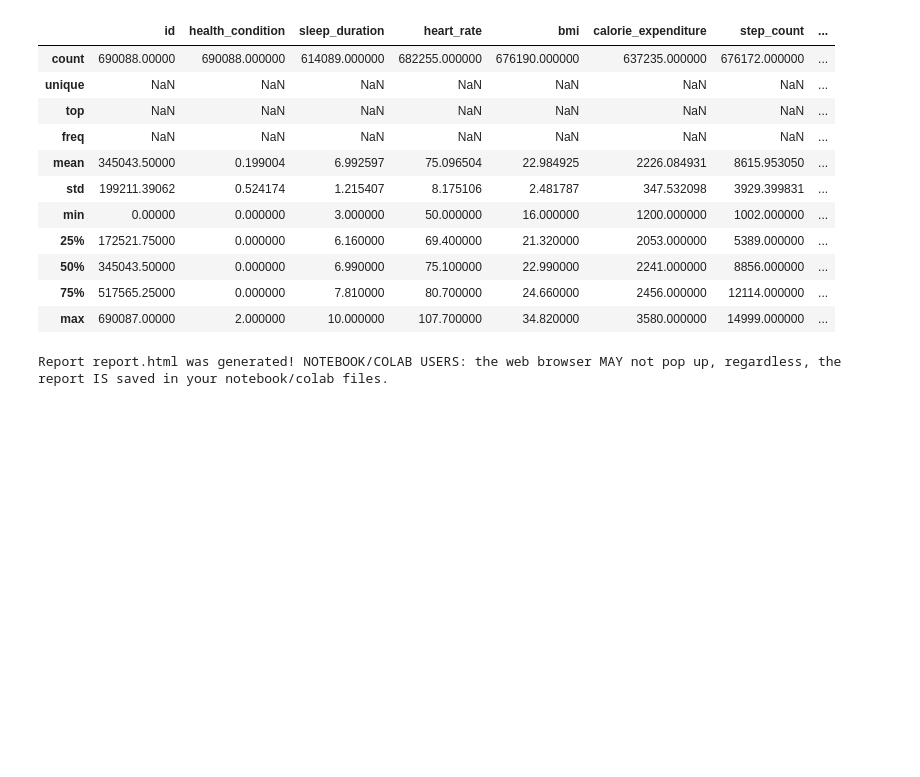
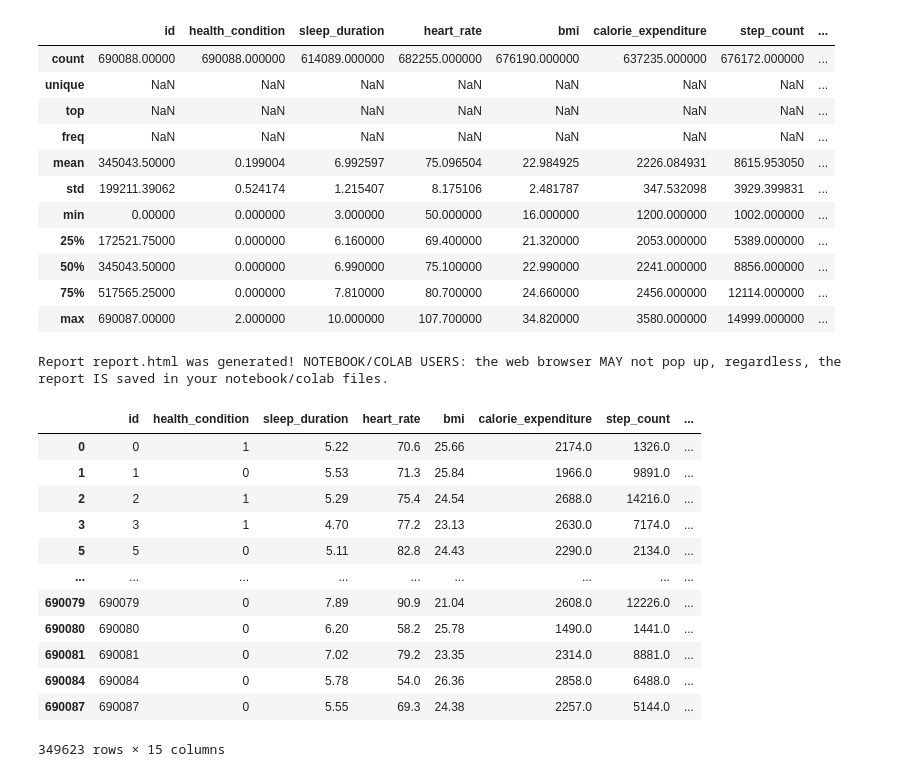
Before and after one commit to cringe-syco/ML, a Jupyter notebook: data/student_health_risk/intial.ipynb, the cells around one changed output. Drawn from its saved outputs; the diff is of its cells as text; code cells hidden in the pictures; blank space fills up the shorter version.

```diff
--- a/data/student_health_risk/intial.ipynb
+++ b/data/student_health_risk/intial.ipynb
@@ -242,0 +247,16 @@ Report report.html was generated! NOTEBOOK/COLAB USERS: the web browser MAY not
+# %%
+df
+# %% [output]
+|  | id | health_condition | sleep_duration | heart_rate | bmi | calorie_expenditure | step_count | ... |
+| 0 | 0 | 1 | 5.22 | 70.6 | 25.66 | 2174.0 | 1326.0 | ... |
+| 1 | 1 | 0 | 5.53 | 71.3 | 25.84 | 1966.0 | 9891.0 | ... |
+| 2 | 2 | 1 | 5.29 | 75.4 | 24.54 | 2688.0 | 14216.0 | ... |
+| 3 | 3 | 1 | 4.70 | 77.2 | 23.13 | 2630.0 | 7174.0 | ... |
+| 5 | 5 | 0 | 5.11 | 82.8 | 24.43 | 2290.0 | 2134.0 | ... |
+| ... | ... | ... | ... | ... | ... | ... | ... | ... |
+| 690079 | 690079 | 0 | 7.89 | 90.9 | 21.04 | 2608.0 | 12226.0 | ... |
+| 690080 | 690080 | 0 | 6.20 | 58.2 | 25.78 | 1490.0 | 1441.0 | ... |
+| 690081 | 690081 | 0 | 7.02 | 79.2 | 23.35 | 2314.0 | 8881.0 | ... |
+| 690084 | 690084 | 0 | 5.78 | 54.0 | 26.36 | 2858.0 | 6488.0 | ... |
+| 690087 | 690087 | 0 | 5.55 | 69.3 | 24.38 | 2257.0 | 5144.0 | ... |
+349623 rows × 15 columns
```
Also changed, not shown: parts of 4 cells of this notebook, 6 other files.
